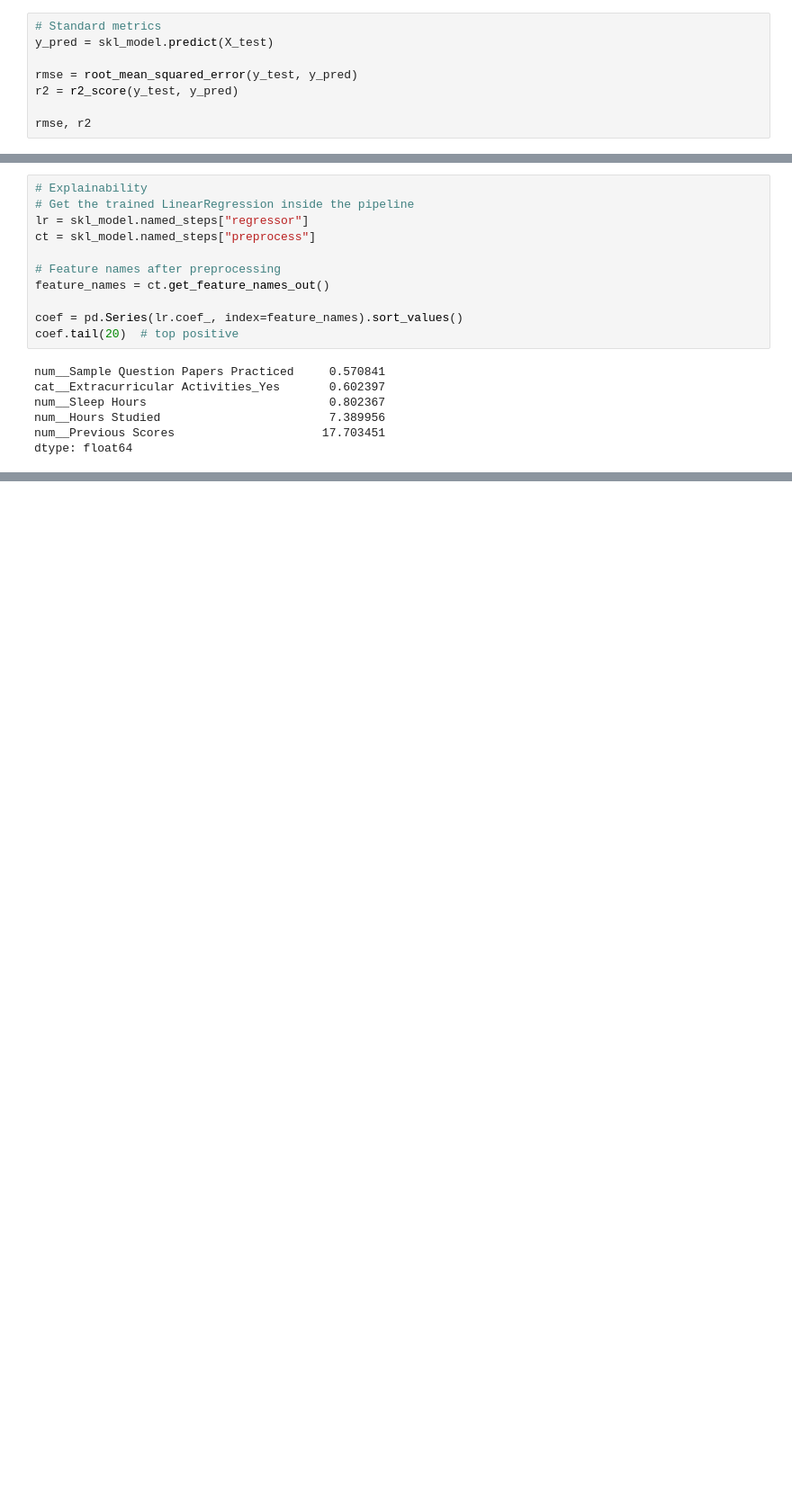
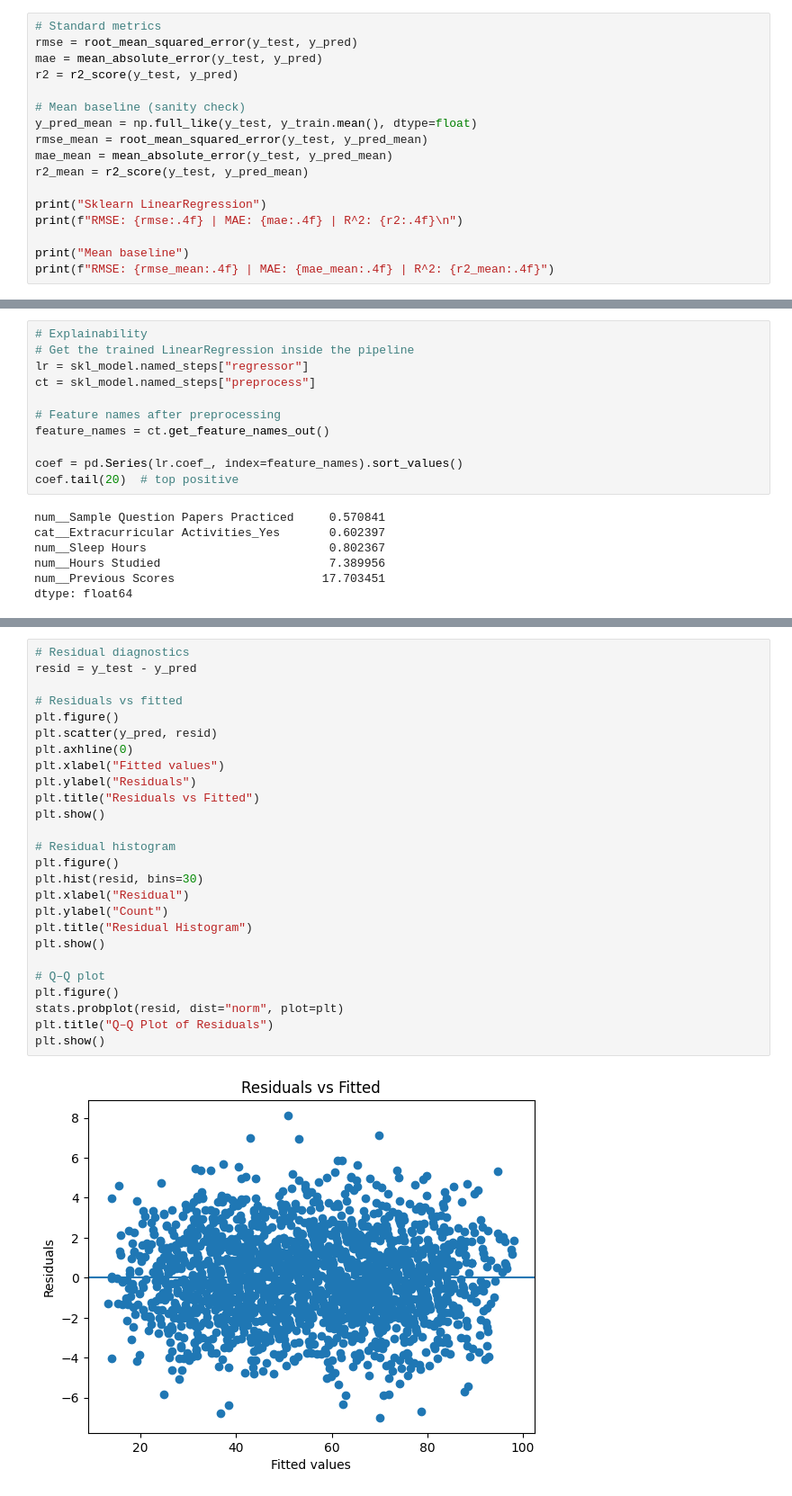
Before and after one commit to jmin012/ml-from-scratch, a Jupyter notebook: notebooks/01_linear_regression_sklearn.ipynb, the cells around one changed output, grey strips where cells are left out. Shown at 90% size. Drawn from its saved outputs; the diff is of its cells as text; blank space fills up the shorter version.

Commit message:
update to sklearn linear regression

```diff
--- a/notebooks/01_linear_regression_sklearn.ipynb
+++ b/notebooks/01_linear_regression_sklearn.ipynb
@@ -149,10 +103,19 @@ Pipeline(steps=[('preprocess',
 # Model Evaluation
 # %%
 # Standard metrics
-y_pred = skl_model.predict(X_test)
-
 rmse = root_mean_squared_error(y_test, y_pred)
+mae = mean_absolute_error(y_test, y_pred)
 r2 = r2_score(y_test, y_pred)
 
-rmse, r2
+# Mean baseline (sanity check)
+y_pred_mean = np.full_like(y_test, y_train.mean(), dtype=float)
+rmse_mean = root_mean_squared_error(y_test, y_pred_mean)
+mae_mean = mean_absolute_error(y_test, y_pred_mean)
+r2_mean = r2_score(y_test, y_pred_mean)
+
+print("Sklearn LinearRegression")
+print(f"RMSE: {rmse:.4f} | MAE: {mae:.4f} | R^2: {r2:.4f}\n")
+
+print("Mean baseline")
+print(f"RMSE: {rmse_mean:.4f} | MAE: {mae_mean:.4f} | R^2: {r2_mean:.4f}")
 # %% [output]
@@ -214,0 +158,28 @@ sns.histplot(y_test - y_pred, kde=True)
+# %%
+# Residual diagnostics
+resid = y_test - y_pred
+
+# Residuals vs fitted
+plt.figure()
+plt.scatter(y_pred, resid)
+plt.axhline(0)
+plt.xlabel("Fitted values")
+plt.ylabel("Residuals")
+plt.title("Residuals vs Fitted")
+plt.show()
+
+# Residual histogram
+plt.figure()
+plt.hist(resid, bins=30)
+plt.xlabel("Residual")
+plt.ylabel("Count")
+plt.title("Residual Histogram")
+plt.show()
+
+# Q–Q plot
+plt.figure()
+stats.probplot(resid, dist="norm", plot=plt)
+plt.title("Q–Q Plot of Residuals")
+plt.show()
+# %% [output]
+[figure, added]
```
Also changed, not shown: parts of 14 cells of this notebook.
